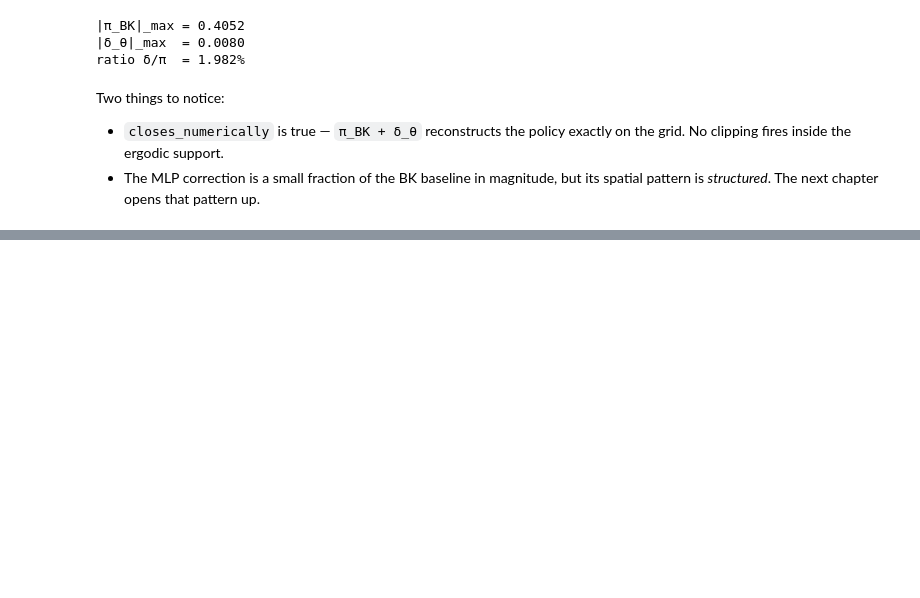
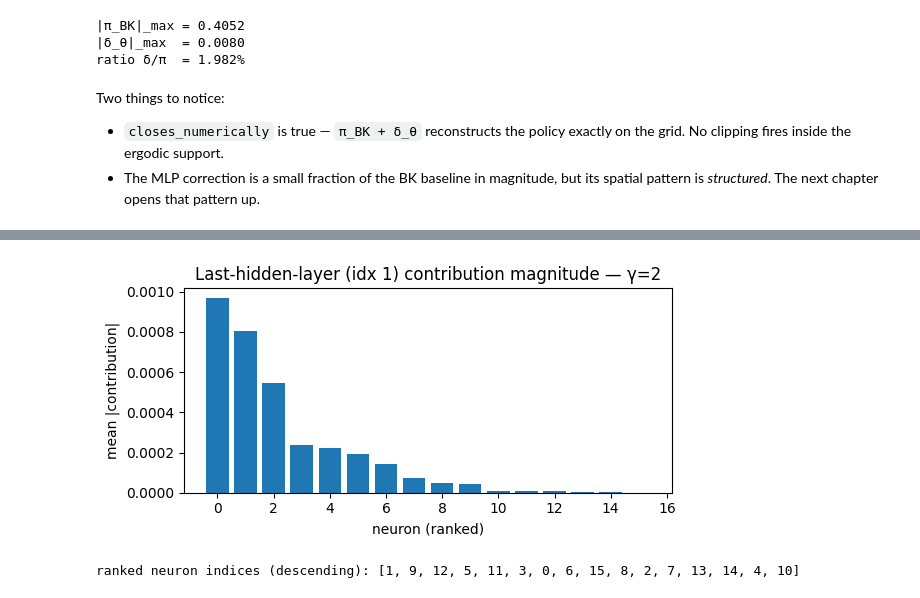
Before and after one commit to deqn-jax/deqn-jax, a Jupyter notebook: examples/interp_brock_mirman.ipynb, the cells around one changed output, grey strips where cells are left out. Drawn from its saved outputs; the diff is of its cells as text; code cells hidden in the pictures; blank space fills up the shorter version.

```diff
--- a/examples/interp_brock_mirman.ipynb
+++ b/examples/interp_brock_mirman.ipynb
@@ -183,0 +202,21 @@ Two things to notice:
+# %%
+contribs = neuron_contributions(net.mlp, states)
+last_layer_idx = max(contribs.keys())  # 1 if hidden=(16,16), 0 if (16,)
+contrib_last = np.asarray(contribs[last_layer_idx])  # [batch, H, 1]
+mean_abs = np.abs(contrib_last[..., 0]).mean(axis=0)
+order = np.argsort(-mean_abs)
+
+fig, ax = plt.subplots(figsize=(6, 3))
+ax.bar(range(len(mean_abs)), mean_abs[order])
+ax.set_xlabel("neuron (ranked)")
+ax.set_ylabel("mean |contribution|")
+ax.set_title(
+    f"Last-hidden-layer (idx {last_layer_idx}) contribution magnitude — γ=2"
+)
+fig.tight_layout()
+fig.savefig(f"{FIGDIR}/ch2_contribution_bar_gamma2.png", dpi=150)
+plt.show()
+print("ranked neuron indices (descending):", order.tolist())
+# %% [output]
+[figure, added]
+ranked neuron indices (descending): [1, 9, 12, 5, 11, 3, 0, 6, 15, 8, 2, 7, 13, 14, 4, 10]
```
Also changed, not shown: parts of 5 cells of this notebook, 3 other files.
